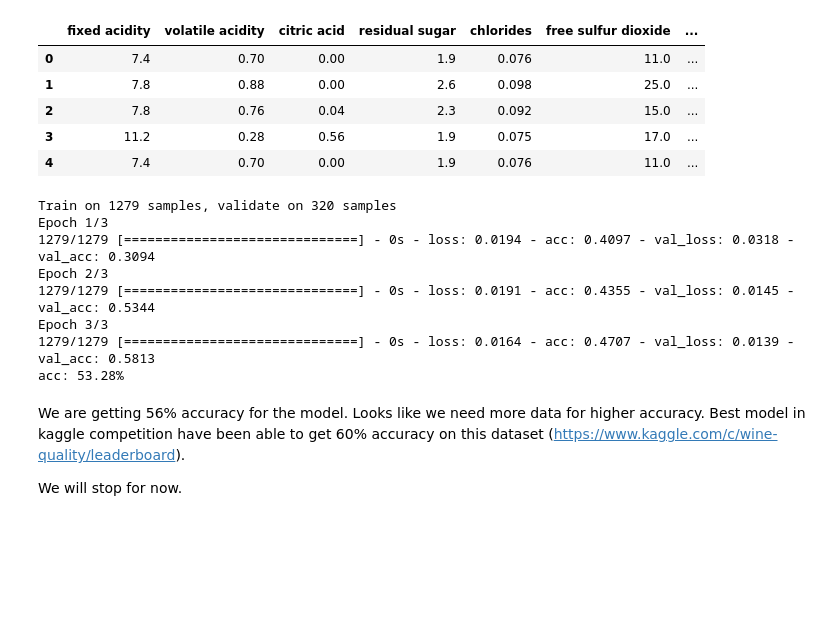
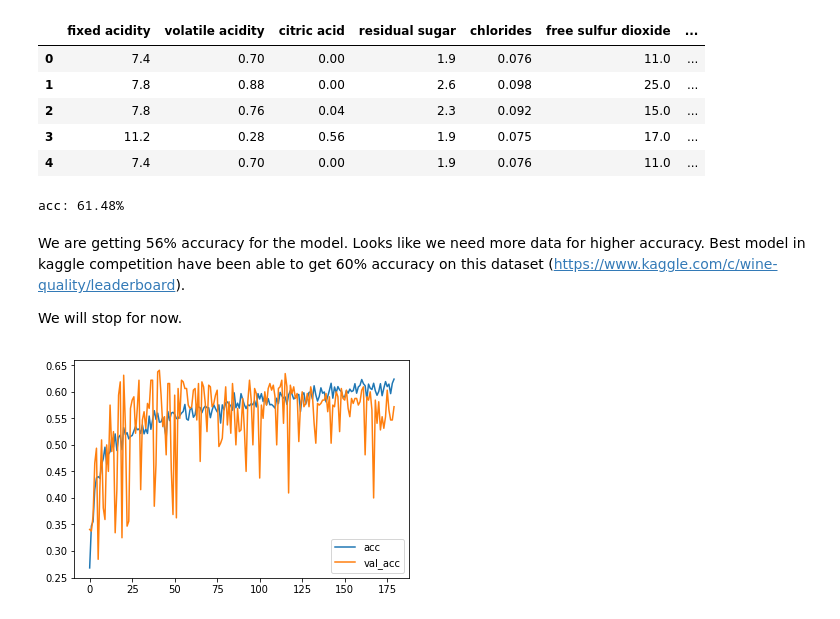
Before and after one commit to prabhatsharma/deep-learning, a Jupyter notebook: wine-quality/wine-quality.ipynb, the cells around one changed output. Cells and saved outputs as stored; diff of their text form; code cells hidden in the pictures; blank space fills up the shorter version.

Commit message:
did some fine tuning to impprove accuracy

```diff
--- a/wine-quality/wine-quality.ipynb
+++ b/wine-quality/wine-quality.ipynb
@@ -24,29 +23,29 @@ model.add(Dense(20, input_shape=(11,), activation='relu'))
 model.add(Dense(100, activation='relu'))
 model.add(Dense(100, activation='relu'))
 model.add(Dense(30, activation='relu'))
-model.add(Dense(1, activation='relu'))
+model.add(Dense(1))
 
 # good optimizers - adagrad, sgd, adadelta, RMSprop,
 
 sgd = optimizers.SGD(lr=0.01, decay=0, momentum=0, nesterov=True)
 
-model.compile(loss=losses.mean_squared_logarithmic_error , optimizer=sgd , metrics=['accuracy'])
+model.compile(loss=losses.mean_squared_logarithmic_error , optimizer='rmsprop' , metrics=['accuracy'])
 # %%
-model.fit(x.values, y.values, epochs=3, verbose=1, validation_split=0.2, batch_size=32)
+history = model.fit(x.values, y.values, epochs=180, verbose=0, validation_split=0.2, batch_size=16)
 
 # evaluate the model
 scores = model.evaluate(x.values, y.values)
 print("\n%s: %.2f%%" % (model.metrics_names[1], scores[1]*100))
 # %% [output]
-Train on 1279 samples, validate on 320 samples
-Epoch 1/3
-1279/1279 [==============================] - 0s - loss: 0.0194 - acc: 0.4097 - val_loss: 0.0318 - val_acc: 0.3094
-Epoch 2/3
-1279/1279 [==============================] - 0s - loss: 0.0191 - acc: 0.4355 - val_loss: 0.0145 - val_acc: 0.5344
-Epoch 3/3
-1279/1279 [==============================] - 0s - loss: 0.0164 - acc: 0.4707 - val_loss: 0.0139 - val_acc: 0.5813
-acc: 53.28%
+acc: 61.48%
 # %% [markdown]
 We are getting 56% accuracy for the model. Looks like we need more data for higher accuracy. Best model in kaggle competition have been able to get 60% accuracy on this dataset (https://www.kaggle.com/c/wine-quality/leaderboard).
 
 We will stop for now.
+# %%
+pyplot.plot(history.history['acc'])
+pyplot.plot(history.history['val_acc'])
+pyplot.legend(['acc', 'val_acc'])
+pyplot.show()
+# %% [output]
+[figure, added]
```
Also changed, not shown: parts of 1 cell of this notebook.
